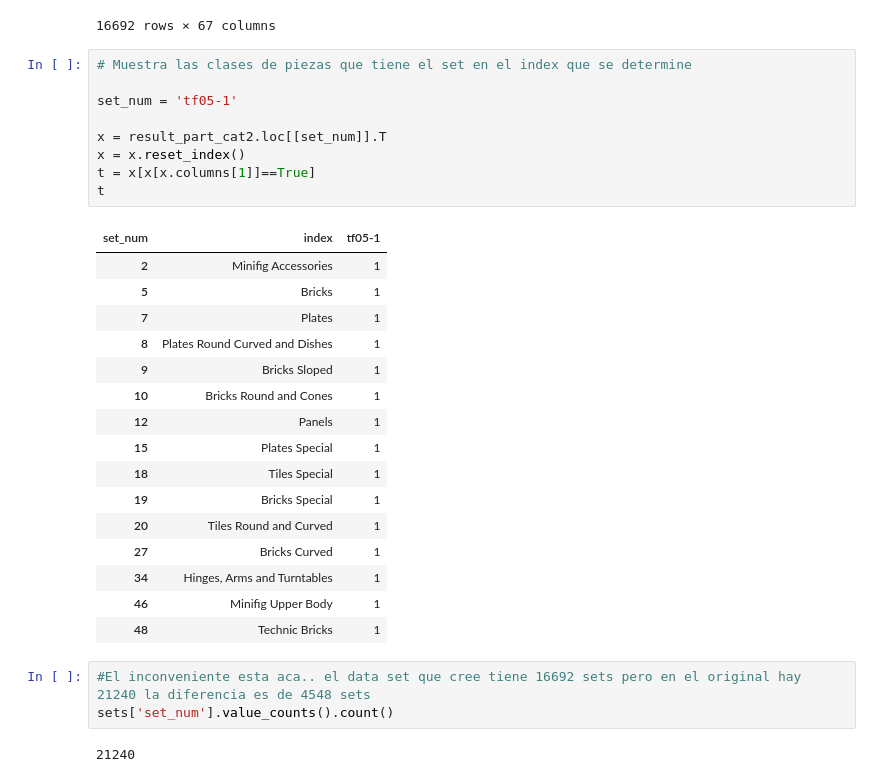
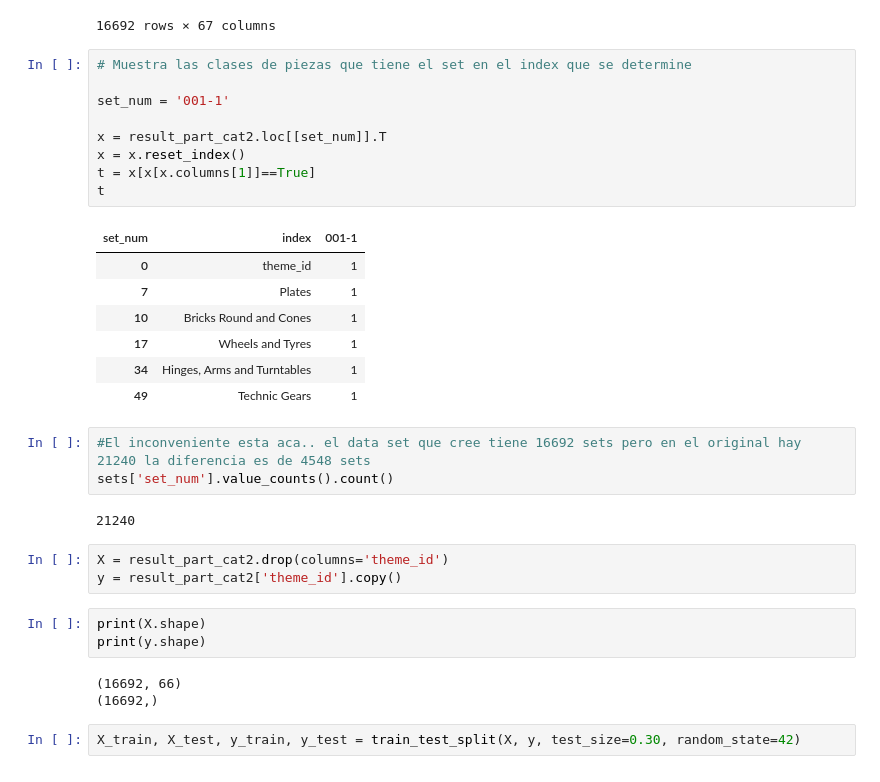
Before and after one commit to BenjaSar/AdD, a Jupyter notebook: TP_Integrador_AdD.ipynb, the cells around one changed output. Saved outputs shown, nothing was run; the diff lists cells and outputs as text.

```diff
--- a/TP_Integrador_AdD.ipynb
+++ b/TP_Integrador_AdD.ipynb
@@ -1416,31 +1417,33 @@ result_part_cat2
 # %%
 # Muestra las clases de piezas que tiene el set en el index que se determine
 
-set_num = 'tf05-1'
+set_num = '001-1'
 
 x = result_part_cat2.loc[[set_num]].T
 x = x.reset_index()
 t = x[x[x.columns[1]]==True]
 t
 # %% [output]
-| set_num | index | tf05-1 |
-| 2 | Minifig Accessories | 1 |
-| 5 | Bricks | 1 |
+| set_num | index | 001-1 |
+| 0 | theme_id | 1 |
 | 7 | Plates | 1 |
-| 8 | Plates Round Curved and Dishes | 1 |
-| 9 | Bricks Sloped | 1 |
 | 10 | Bricks Round and Cones | 1 |
-| 12 | Panels | 1 |
-| 15 | Plates Special | 1 |
-| 18 | Tiles Special | 1 |
-| 19 | Bricks Special | 1 |
-| 20 | Tiles Round and Curved | 1 |
-| 27 | Bricks Curved | 1 |
+| 17 | Wheels and Tyres | 1 |
 | 34 | Hinges, Arms and Turntables | 1 |
-| 46 | Minifig Upper Body | 1 |
-| 48 | Technic Bricks | 1 |
+| 49 | Technic Gears | 1 |
 # %%
 #El inconveniente esta aca.. el data set que cree tiene 16692 sets pero en el original hay 21240 la diferencia es de 4548 sets
 sets['set_num'].value_counts().count()
 # %% [output]
 21240
+# %%
+X = result_part_cat2.drop(columns='theme_id')
+y = result_part_cat2['theme_id'].copy()
+# %%
+print(X.shape)
+print(y.shape)
+# %% [output]
+(16692, 66)
+(16692,)
+# %%
+X_train, X_test, y_train, y_test = train_test_split(X, y, test_size=0.30, random_state=42)
```
Also changed, not shown: parts of 6 cells of this notebook.
